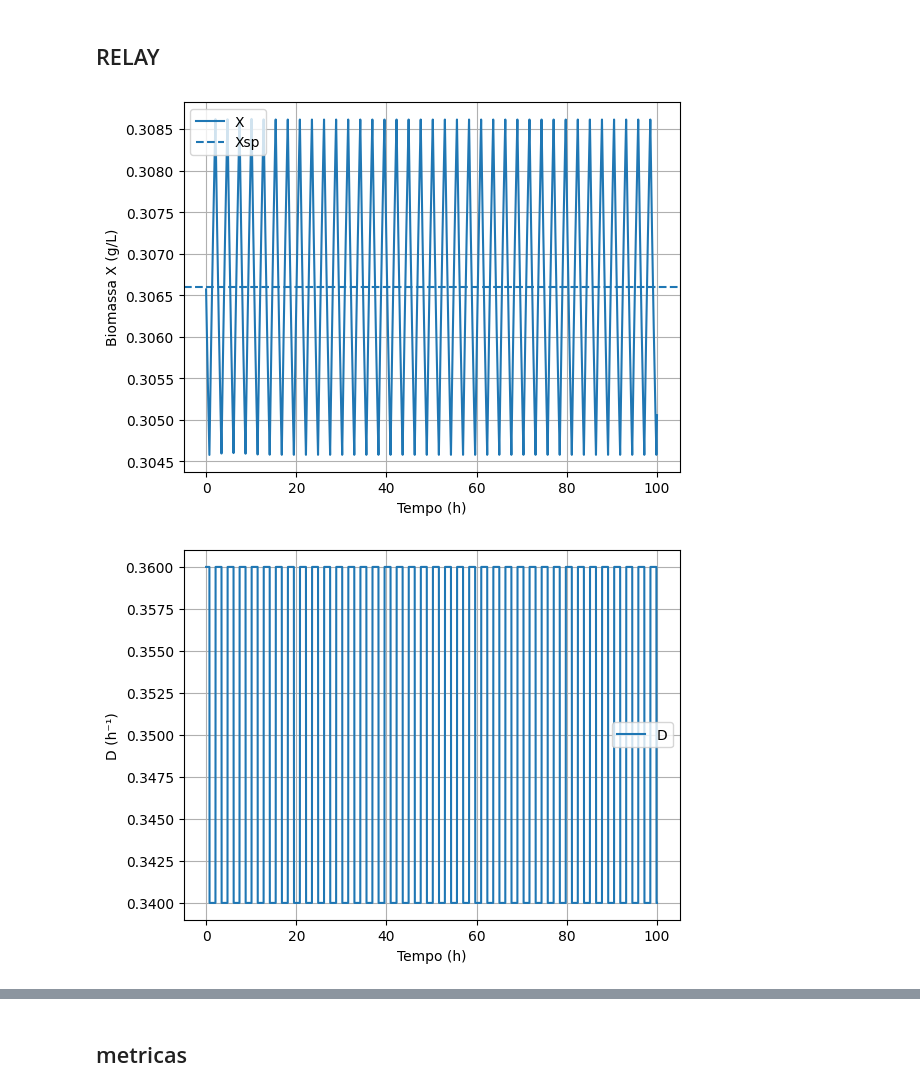
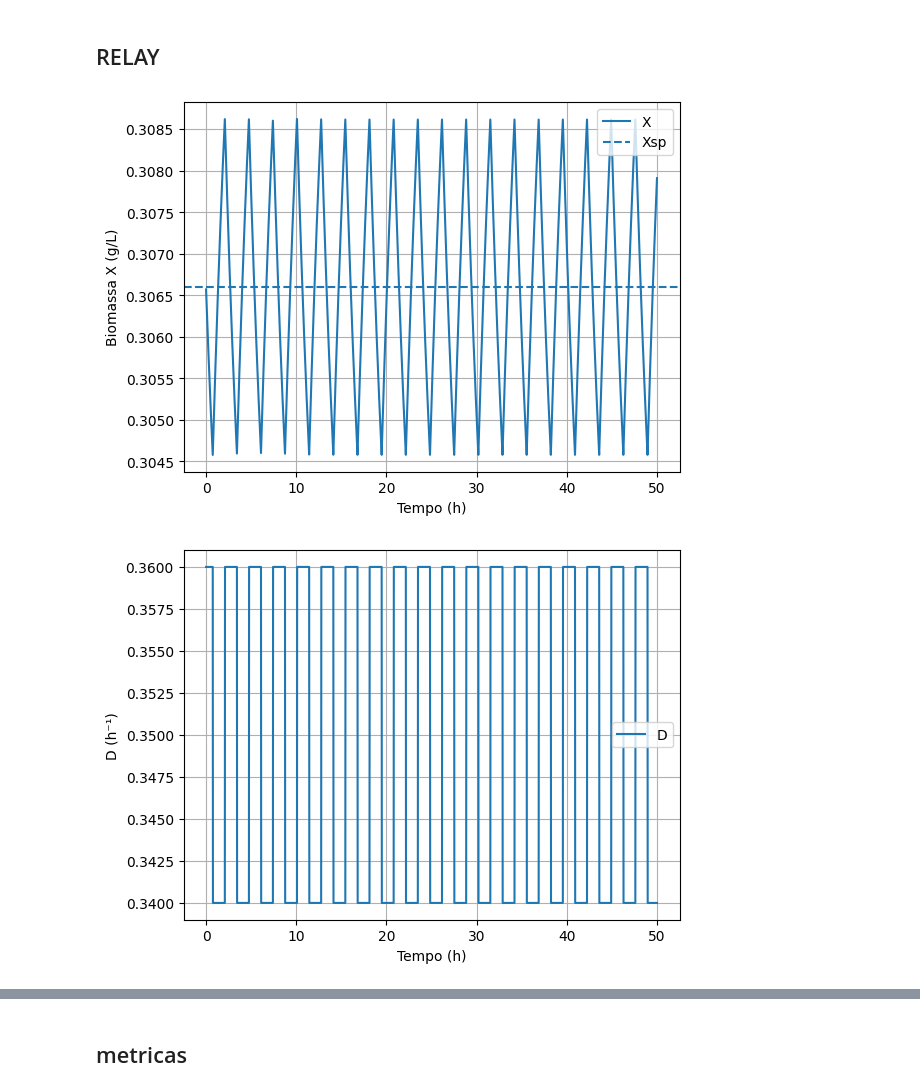
Before and after one commit to andersonmoura-cn/BioReator, a Jupyter notebook: src/sincronizacao.ipynb, the cells around one changed output, grey strips where cells are left out. Drawn from its saved outputs; the diff is of its cells as text; code cells hidden in the pictures.

```diff
--- a/src/sincronizacao.ipynb
+++ b/src/sincronizacao.ipynb
@@ -297,35 +305,35 @@ t_stepTest, X1_stepTest, S1_stepTest, D1_stepTest, IAE_stepTest, ISE_stepTest, e
 # %%
 from utils.simulacoes import simular_relay_autotuning
 
 t_relay, X_relay, S_relay, D_relay = simular_relay_autotuning(
     Xsp=0.3066,
     D0=0.35,
     d=0.01,
     dead_zone=0.002,
     states=np.array([0.3066, 0.2333]),
-    tempo_final=100,
+    tempo_final=50,
     dt=0.01
 )
 
 plt.figure()
 plt.plot(t_relay, X_relay, label="X")
 plt.axhline(0.3066, linestyle="--", label="Xsp")
 plt.xlabel("Tempo (h)")
 plt.ylabel("Biomassa X (g/L)")
 plt.legend()
 plt.grid()
 plt.show()
 
 plt.figure()
 plt.plot(t_relay, D_relay, label="D")
 plt.xlabel("Tempo (h)")
 plt.ylabel("D (h⁻¹)")
 plt.legend()
 plt.grid()
 plt.show()
 # %% [output]
-[figure, old version]
+[figure, new version]
-[figure, old version]
+[figure, new version]
 # %%
 # parametros
 from utils.simulacoes import estimar_parametros_relay
```
Also changed, not shown: parts of 10 cells of this notebook.
